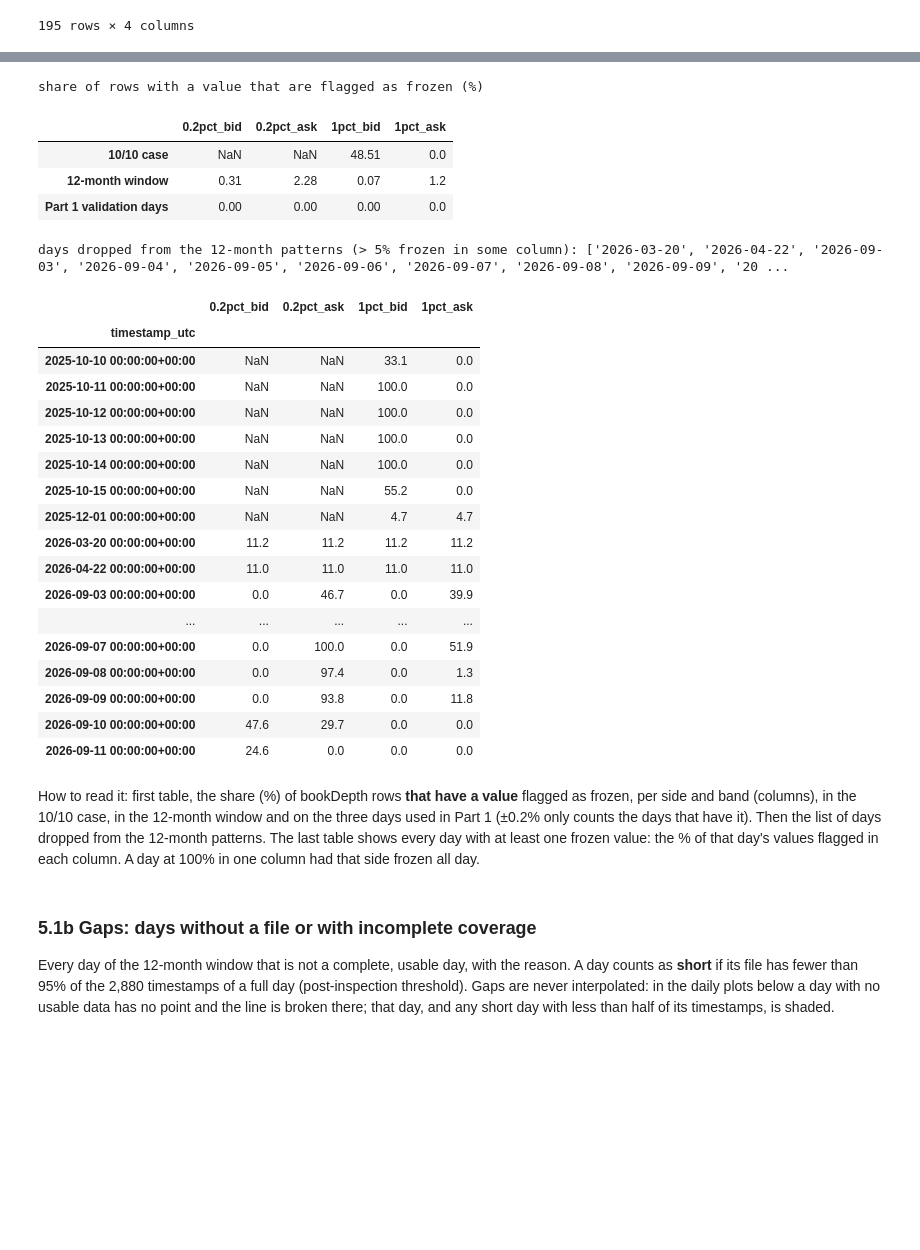
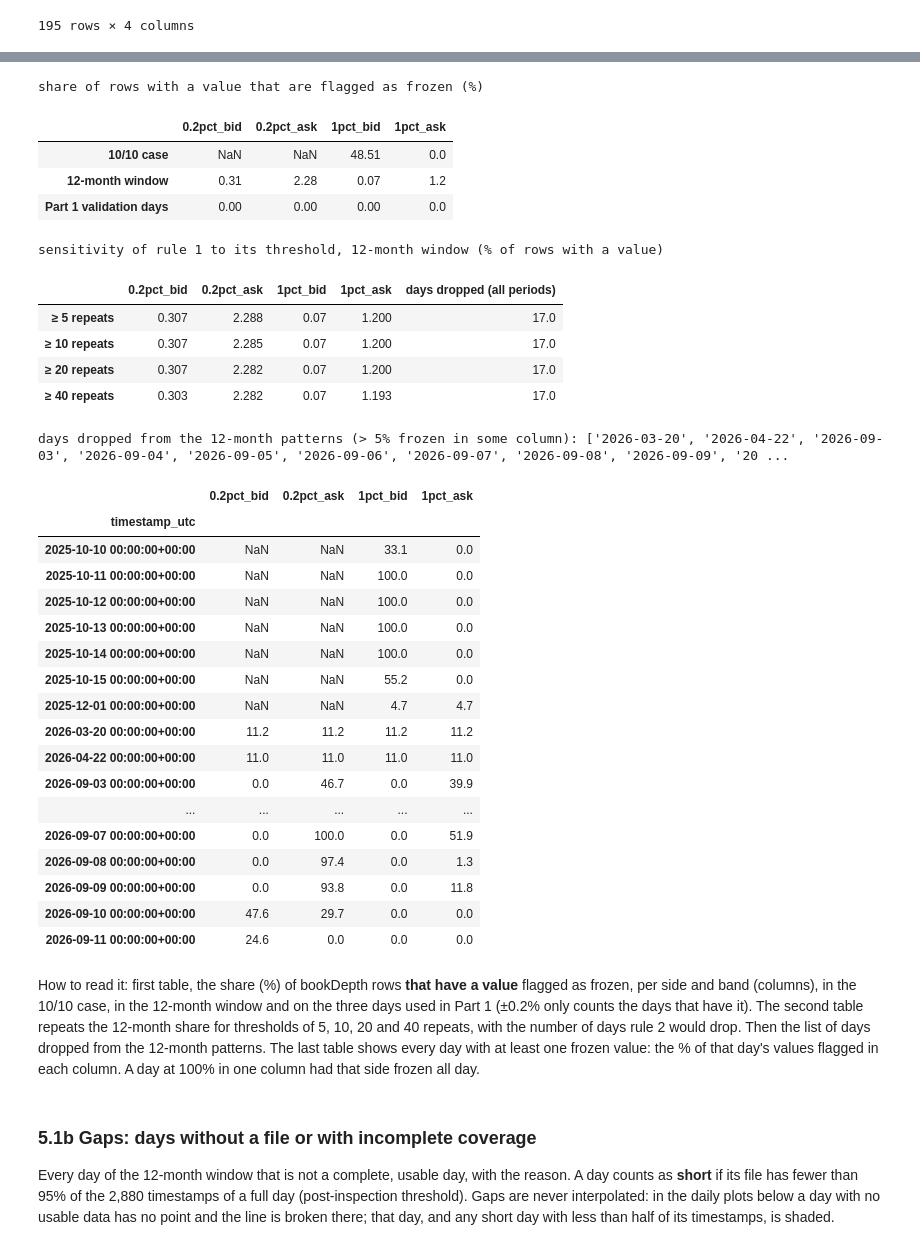
Before and after one commit to Alvarado-Maganna/crypto-quant-lab, a Jupyter notebook: notebooks/08_liquidity_by_hour.ipynb, the cells around one changed output, grey strips where cells are left out. Cells and saved outputs as stored; diff of their text form; code cells hidden in the pictures; blank space fills up the shorter version.

```diff
--- a/notebooks/08_liquidity_by_hour.ipynb
+++ b/notebooks/08_liquidity_by_hour.ipynb
@@ -142,6 +142,7 @@ inventory = m_sorted.assign(gap_s=gap_s).groupby("market").agg(
     gaps_over_90s=("gap_s", lambda x: int((x > 90).sum())),
     bid_levels_min=("n_levels_bid", "min"), ask_levels_min=("n_levels_ask", "min"),
     median_mid=("mid", "median")).reindex(MARKETS)
+inventory["±1% reached, both sides (%)"] = metrics.groupby("market")["complete_1pct_both"].mean().reindex(MARKETS) * 100
 start, end = inventory["first_receive_utc"].min(), inventory["last_receive_utc"].max()
 print(f"run: {start:%a %Y-%m-%d %H:%M:%S} UTC ({start.tz_convert('America/Mexico_City'):%a %H:%M} "
       f"CDMX) -> {end:%a %Y-%m-%d %H:%M:%S} UTC ({end.tz_convert('America/Mexico_City'):%a %H:%M} CDMX)")
@@ -1102,7 +1108,7 @@ if not (pengu_path.exists() and pengu_side_path.exists()):
     parts, sides = [], []
     for f in sorted(RUN_DIR.glob("*.parquet")):           # one hour file at a time
         lv = pd.read_parquet(f, filters=[("market", "==", PENGU)])
-        lv = lv.drop_duplicates(["market", "local_request_utc", "side", "level"], keep="last")
+        lv = lv.drop_duplicates(DEDUP_KEY, keep="last")
         o, sd = pengu_round_trips(lv)
         parts.append(o)
         sides.append(sd)
@@ -1417,51 +1424,68 @@ Section 5.2 repeats the key numbers on the raw series, to show whether the rule
 # %%
 bd_clean, frozen, frozen_day_share, BAD_DAYS = clean_book_depth(bd_sides, min_count=20, max_day_share=0.05)
 in_window_rows = bd_sides.index >= pd.Timestamp(WINDOW_12M[0], tz="UTC")
 has_value = bd_sides[frozen.columns].notna()
 flagged = frozen & has_value
 
 
 def share(rows):
     return flagged[rows].sum() / has_value[rows].sum() * 100
 
 
 validation_rows = bd_sides.index.floor("D").isin(pd.to_datetime([DAY_06, "2026-11-22", "2026-11-23"], utc=True))
 frozen_share = pd.DataFrame({"10/10 case": share(~in_window_rows), "12-month window": share(in_window_rows),
                              "Part 1 validation days": share(validation_rows)}).T
 print("share of rows with a value that are flagged as frozen (%)")
 display(frozen_share.round(2))
+thresholds = {}
+for k in (5, 10, 20, 40):
+    _, fz, _, bad = clean_book_depth(bd_sides, min_count=k, max_day_share=0.05)
+    hv = bd_sides[fz.columns].notna()
+    row = ((fz & hv)[in_window_rows].sum() / hv[in_window_rows].sum() * 100).round(3).to_dict()
+    row["days dropped (all periods)"] = len(bad)
+    thresholds[f"≥ {k} repeats"] = row
+print("sensitivity of rule 1 to its threshold, 12-month window (% of rows with a value)")
+display(pd.DataFrame(thresholds).T)
 print(f"days dropped from the 12-month patterns (> 5% frozen in some column): "
       f"{[f'{d:%Y-%m-%d}' for d in BAD_DAYS if d >= pd.Timestamp(WINDOW_12M[0], tz='UTC')]}")
 frozen_day_share[(frozen_day_share > 0).any(axis=1)].mul(100).round(1)
 # %% [output]
 share of rows with a value that are flagged as frozen (%)
 |  | 0.2pct_bid | 0.2pct_ask | 1pct_bid | 1pct_ask |
 | 10/10 case | NaN | NaN | 48.51 | 0.0 |
 | 12-month window | 0.31 | 2.28 | 0.07 | 1.2 |
 | Part 1 validation days | 0.00 | 0.00 | 0.00 | 0.0 |
-days dropped from the 12-month patterns (> 5% frozen in some column): ['2026-03-20', '2026-04-22', '2026-09-03', '2026-09-04', '2026-09-05', '2026-09-06', '2026-09-07', '2026-09-08', '2026-09-09', '20 ...
+sensitivity of rule 1 to its threshold, 12-month window (% of rows with a value)
-|  | 0.2pct_bid | 0.2pct_ask | 1pct_bid | 1pct_ask |
-| timestamp_utc |  |  |  |  |
-| 2025-10-10 00:00:00+00:00 | NaN | NaN | 33.1 | 0.0 |
-| 2025-10-11 00:00:00+00:00 | NaN | NaN | 100.0 | 0.0 |
-| 2025-10-12 00:00:00+00:00 | NaN | NaN | 100.0 | 0.0 |
-| 2025-10-13 00:00:00+00:00 | NaN | NaN | 100.0 | 0.0 |
-| 2025-10-14 00:00:00+00:00 | NaN | NaN | 100.0 | 0.0 |
-| 2025-10-15 00:00:00+00:00 | NaN | NaN | 55.2 | 0.0 |
-| 2025-12-01 00:00:00+00:00 | NaN | NaN | 4.7 | 4.7 |
-| 2026-03-20 00:00:00+00:00 | 11.2 | 11.2 | 11.2 | 11.2 |
-| 2026-04-22 00:00:00+00:00 | 11.0 | 11.0 | 11.0 | 11.0 |
-| 2026-09-03 00:00:00+00:00 | 0.0 | 46.7 | 0.0 | 39.9 |
-| ... | ... | ... | ... | ... |
-| 2026-09-07 00:00:00+00:00 | 0.0 | 100.0 | 0.0 | 51.9 |
-| 2026-09-08 00:00:00+00:00 | 0.0 | 97.4 | 0.0 | 1.3 |
-| 2026-09-09 00:00:00+00:00 | 0.0 | 93.8 | 0.0 | 11.8 |
-| 2026-09-10 00:00:00+00:00 | 47.6 | 29.7 | 0.0 | 0.0 |
-| 2026-09-11 00:00:00+00:00 | 24.6 | 0.0 | 0.0 | 0.0 |
+|  | 0.2pct_bid | 0.2pct_ask | 1pct_bid | 1pct_ask | days dropped (all periods) |
+| ≥ 5 repeats | 0.307 | 2.288 | 0.07 | 1.200 | 17.0 |
+| ≥ 10 repeats | 0.307 | 2.285 | 0.07 | 1.200 | 17.0 |
+| ≥ 20 repeats | 0.307 | 2.282 | 0.07 | 1.200 | 17.0 |
+| ≥ 40 repeats | 0.303 | 2.282 | 0.07 | 1.193 | 17.0 |
+days dropped from the 12-month patterns (> 5% frozen in some column): ['2026-03-20', '2026-04-22', '2026-09-03', '2026-09-04', '2026-09-05', '2026-09-06', '2026-09-07', '2026-09-08', '2026-09-09', '20 ...
+|  | 0.2pct_bid | 0.2pct_ask | 1pct_bid | 1pct_ask |
+| timestamp_utc |  |  |  |  |
+| 2025-10-10 00:00:00+00:00 | NaN | NaN | 33.1 | 0.0 |
+| 2025-10-11 00:00:00+00:00 | NaN | NaN | 100.0 | 0.0 |
+| 2025-10-12 00:00:00+00:00 | NaN | NaN | 100.0 | 0.0 |
+| 2025-10-13 00:00:00+00:00 | NaN | NaN | 100.0 | 0.0 |
+| 2025-10-14 00:00:00+00:00 | NaN | NaN | 100.0 | 0.0 |
+| 2025-10-15 00:00:00+00:00 | NaN | NaN | 55.2 | 0.0 |
+| 2025-12-01 00:00:00+00:00 | NaN | NaN | 4.7 | 4.7 |
+| 2026-03-20 00:00:00+00:00 | 11.2 | 11.2 | 11.2 | 11.2 |
+| 2026-04-22 00:00:00+00:00 | 11.0 | 11.0 | 11.0 | 11.0 |
+| 2026-09-03 00:00:00+00:00 | 0.0 | 46.7 | 0.0 | 39.9 |
+| ... | ... | ... | ... | ... |
+| 2026-09-07 00:00:00+00:00 | 0.0 | 100.0 | 0.0 | 51.9 |
+| 2026-09-08 00:00:00+00:00 | 0.0 | 97.4 | 0.0 | 1.3 |
+| 2026-09-09 00:00:00+00:00 | 0.0 | 93.8 | 0.0 | 11.8 |
+| 2026-09-10 00:00:00+00:00 | 47.6 | 29.7 | 0.0 | 0.0 |
+| 2026-09-11 00:00:00+00:00 | 24.6 | 0.0 | 0.0 | 0.0 |
 # %% [markdown]
 How to read it: first table, the share (%) of bookDepth rows **that have a value** flagged as
 frozen, per side and band (columns), in the 10/10 case, in the 12-month window and on the three
-days used in Part 1 (±0.2% only counts the days that have it). Then the list of days
+days used in Part 1 (±0.2% only counts the days that have it). The second table repeats the
+12-month share for thresholds of 5, 10, 20 and 40 repeats, with the number of days rule 2 would
+drop. Then the list of days
 dropped from the 12-month patterns. The last table shows every day with at least one frozen
 value: the % of that day's values flagged in each column. A day at 100% in one column had that
 side frozen all day.
```
Also changed, not shown: parts of 21 cells of this notebook, 2 other files.
